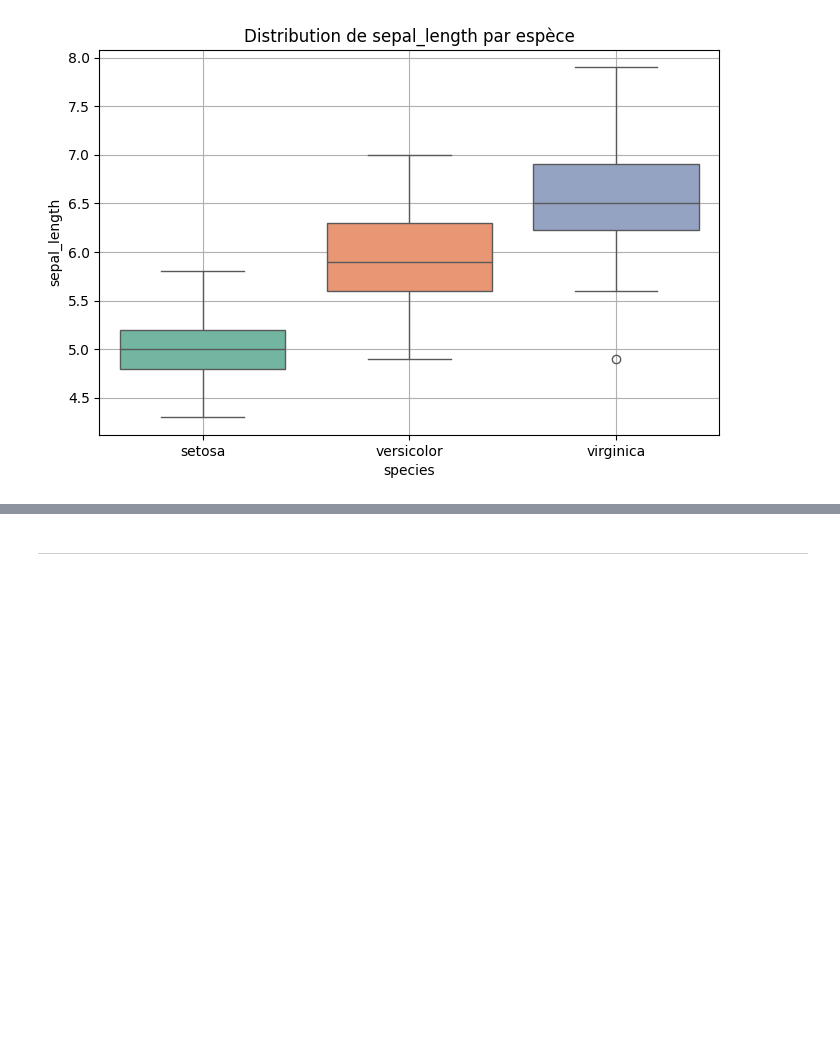
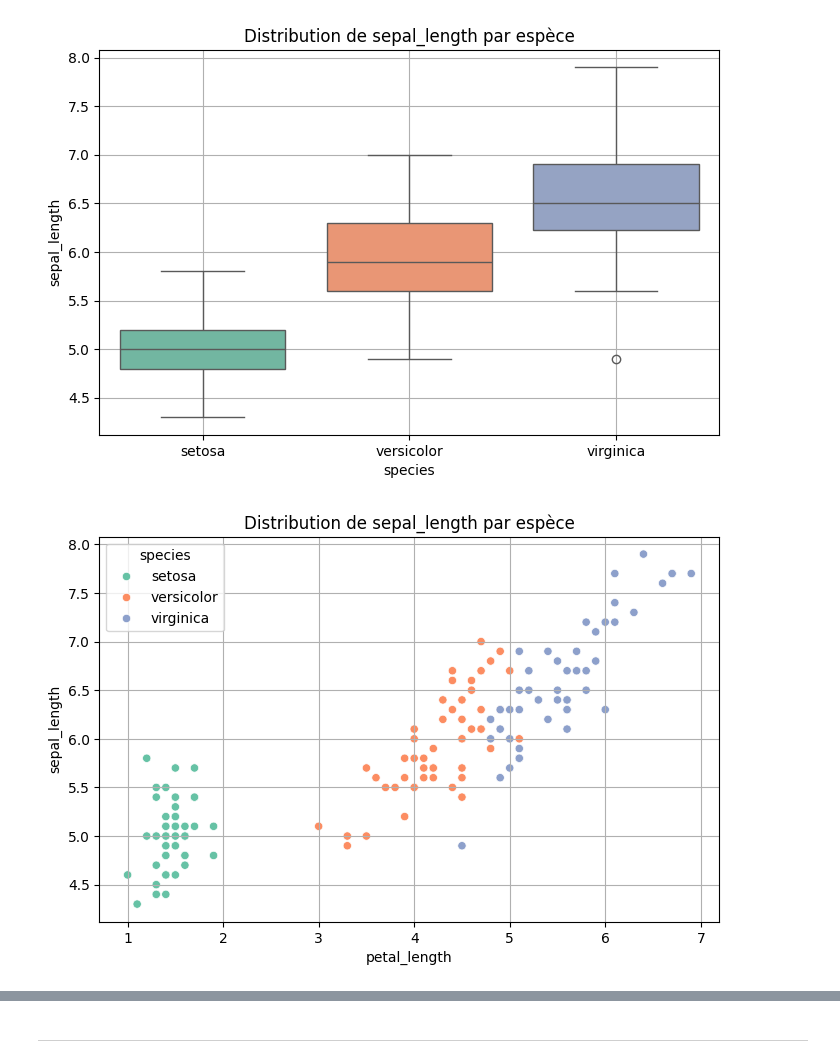
Before and after one commit to AmoussouKokou/formation, a Jupyter notebook: quiz/projet.ipynb, the cells around one changed output, grey strips where cells are left out. Cells and saved outputs as stored; diff of their text form; code cells hidden in the pictures; blank space fills up the shorter version.

```diff
--- a/quiz/projet.ipynb
+++ b/quiz/projet.ipynb
@@ -456,3 +456,15 @@ plt.grid(True)
 plt.show()
 # %% [output]
 [figure]
+# %%
+import seaborn as sns
+import matplotlib.pyplot as plt
+
+# Créer les boxplots
+plt.figure(figsize=(8, 5))
+sns.scatterplot(x='petal_length', y="sepal_length", data=df, hue='species', palette="Set2", legend=True)
+plt.title(f"Distribution de sepal_length par espèce")
+plt.grid(True)
+plt.show()
+# %% [output]
+[figure, added]
```
Also changed, not shown: parts of 4 cells of this notebook, 20 other files.
